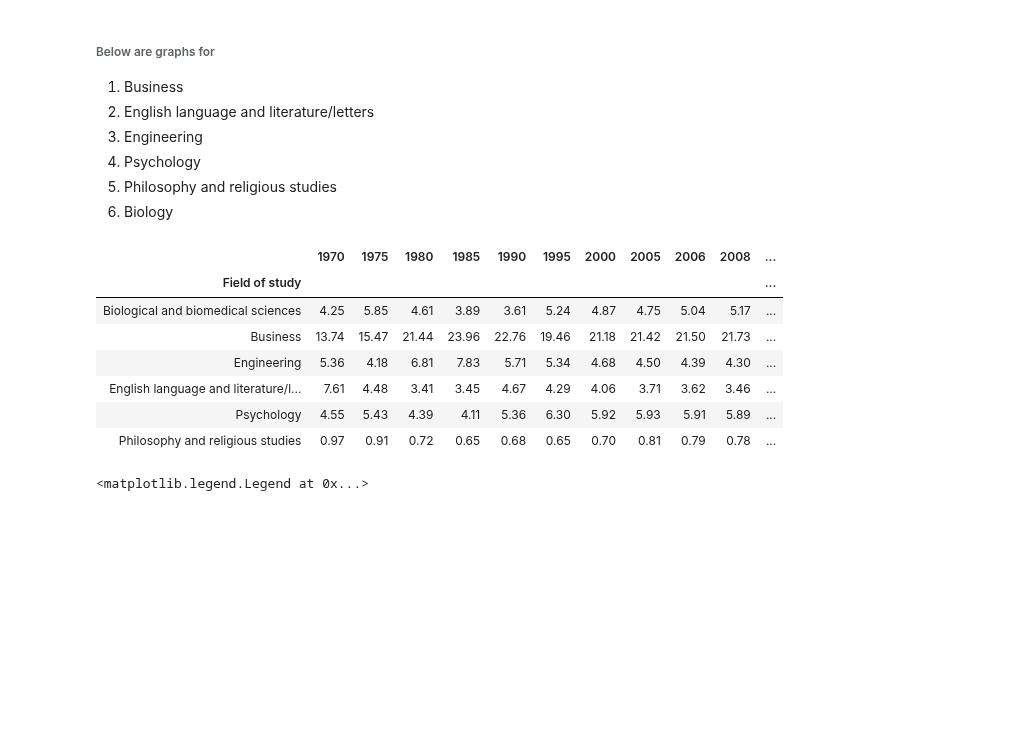
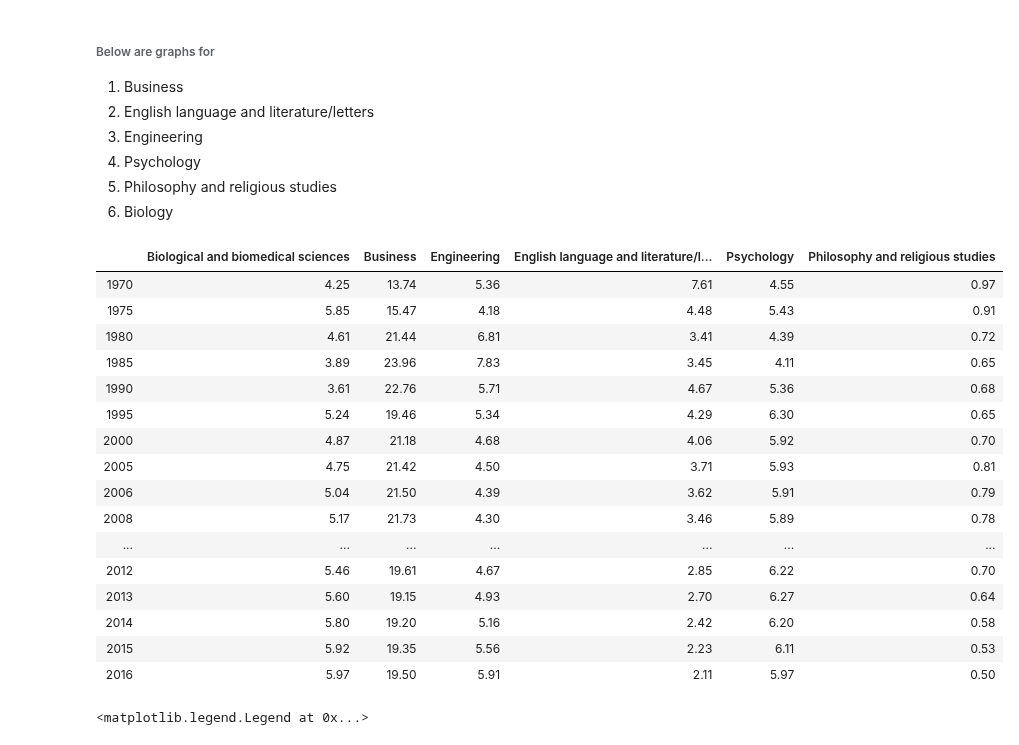
Before and after one commit to COGS108/group027, a Jupyter notebook: FinalProject.ipynb, the cells around one changed output. Saved outputs shown, nothing was run; the diff lists cells and outputs as text; code cells hidden in the pictures; blank space fills up the shorter version.

Commit message:
flipped 6 majors

```diff
--- a/FinalProject.ipynb
+++ b/FinalProject.ipynb
@@ -154,30 +154,41 @@ df_MajorsByYear
 # %%
 # extract 6 majors we intended to graph
 bio = df_MajorsByYear[4:5]
 busi = df_MajorsByYear[5:6]
 eng = df_MajorsByYear[10:11]
 english_lit = df_MajorsByYear[12:13]
 psy = df_MajorsByYear[27:28]
 phy =  df_MajorsByYear[24:25]
 
 # joining them into one single dataframe
 six_majors = pd.concat( [bio, busi, eng, english_lit, psy, phy] )
 six_majors.set_index('Field of study', inplace=True)
 
 # keep only the significant years, easier for graphing
 six_majors = six_majors.rename(columns = lambda x : str(x)[:-3])
 six_majors.columns = six_majors.columns.map(int)
 
 # This is for referral
+six_majors = six_majors.T
+six_majors.columns = ['Year' if x=='Field of study' else x for x in six_majors.columns]
 six_majors
 # %% [output]
-|  | 1970 | 1975 | 1980 | 1985 | 1990 | 1995 | 2000 | 2005 | 2006 | 2008 | ... |
-| Field of study |  |  |  |  |  |  |  |  |  |  | ... |
-| Biological and biomedical sciences | 4.25 | 5.85 | 4.61 | 3.89 | 3.61 | 5.24 | 4.87 | 4.75 | 5.04 | 5.17 | ... |
-| Business | 13.74 | 15.47 | 21.44 | 23.96 | 22.76 | 19.46 | 21.18 | 21.42 | 21.50 | 21.73 | ... |
-| Engineering | 5.36 | 4.18 | 6.81 | 7.83 | 5.71 | 5.34 | 4.68 | 4.50 | 4.39 | 4.30 | ... |
-| English language and literature/l... | 7.61 | 4.48 | 3.41 | 3.45 | 4.67 | 4.29 | 4.06 | 3.71 | 3.62 | 3.46 | ... |
-| Psychology | 4.55 | 5.43 | 4.39 | 4.11 | 5.36 | 6.30 | 5.92 | 5.93 | 5.91 | 5.89 | ... |
-| Philosophy and religious studies | 0.97 | 0.91 | 0.72 | 0.65 | 0.68 | 0.65 | 0.70 | 0.81 | 0.79 | 0.78 | ... |
+|  | Biological and biomedical sciences | Business | Engineering | English language and literature/l... | Psychology | Philosophy and religious studies |
+| 1970 | 4.25 | 13.74 | 5.36 | 7.61 | 4.55 | 0.97 |
+| 1975 | 5.85 | 15.47 | 4.18 | 4.48 | 5.43 | 0.91 |
+| 1980 | 4.61 | 21.44 | 6.81 | 3.41 | 4.39 | 0.72 |
+| 1985 | 3.89 | 23.96 | 7.83 | 3.45 | 4.11 | 0.65 |
+| 1990 | 3.61 | 22.76 | 5.71 | 4.67 | 5.36 | 0.68 |
+| 1995 | 5.24 | 19.46 | 5.34 | 4.29 | 6.30 | 0.65 |
+| 2000 | 4.87 | 21.18 | 4.68 | 4.06 | 5.92 | 0.70 |
+| 2005 | 4.75 | 21.42 | 4.50 | 3.71 | 5.93 | 0.81 |
+| 2006 | 5.04 | 21.50 | 4.39 | 3.62 | 5.91 | 0.79 |
+| 2008 | 5.17 | 21.73 | 4.30 | 3.46 | 5.89 | 0.78 |
+| ... | ... | ... | ... | ... | ... | ... |
+| 2012 | 5.46 | 19.61 | 4.67 | 2.85 | 6.22 | 0.70 |
+| 2013 | 5.60 | 19.15 | 4.93 | 2.70 | 6.27 | 0.64 |
+| 2014 | 5.80 | 19.20 | 5.16 | 2.42 | 6.20 | 0.58 |
+| 2015 | 5.92 | 19.35 | 5.56 | 2.23 | 6.11 | 0.53 |
+| 2016 | 5.97 | 19.50 | 5.91 | 2.11 | 5.97 | 0.50 |
 # %%
 # gather arrays to graph
```
Also changed, not shown: parts of 1 cell of this notebook.
